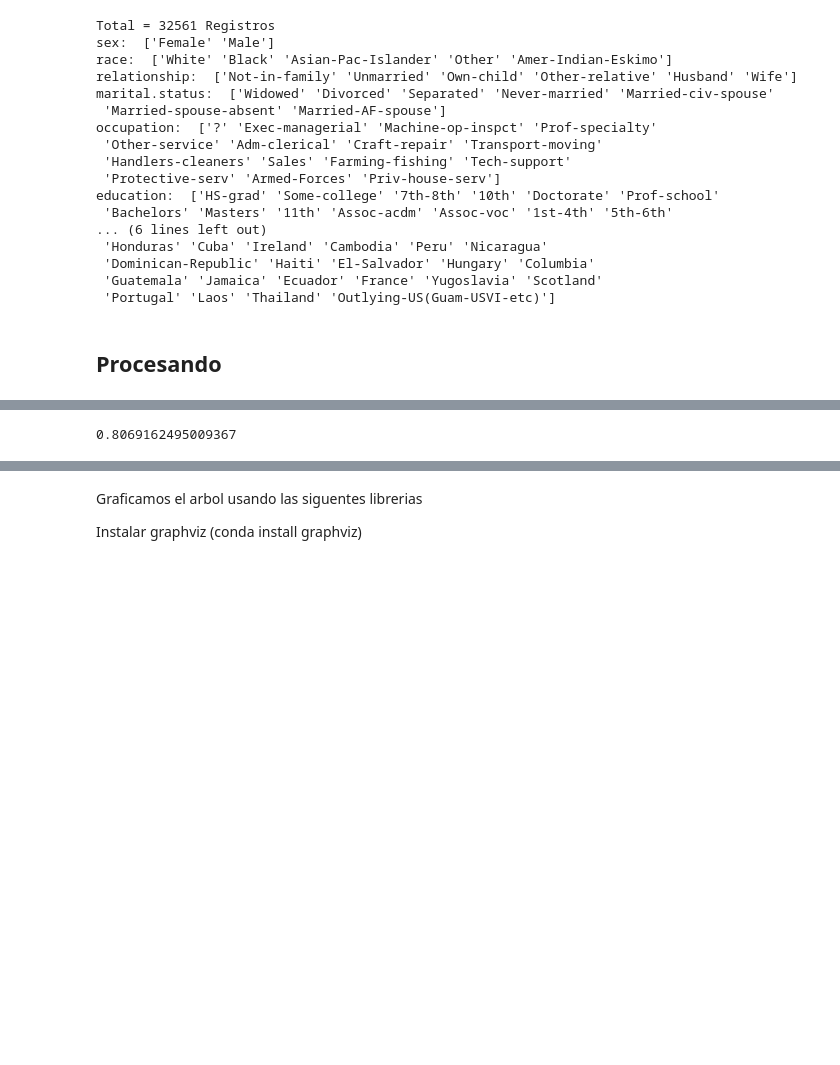
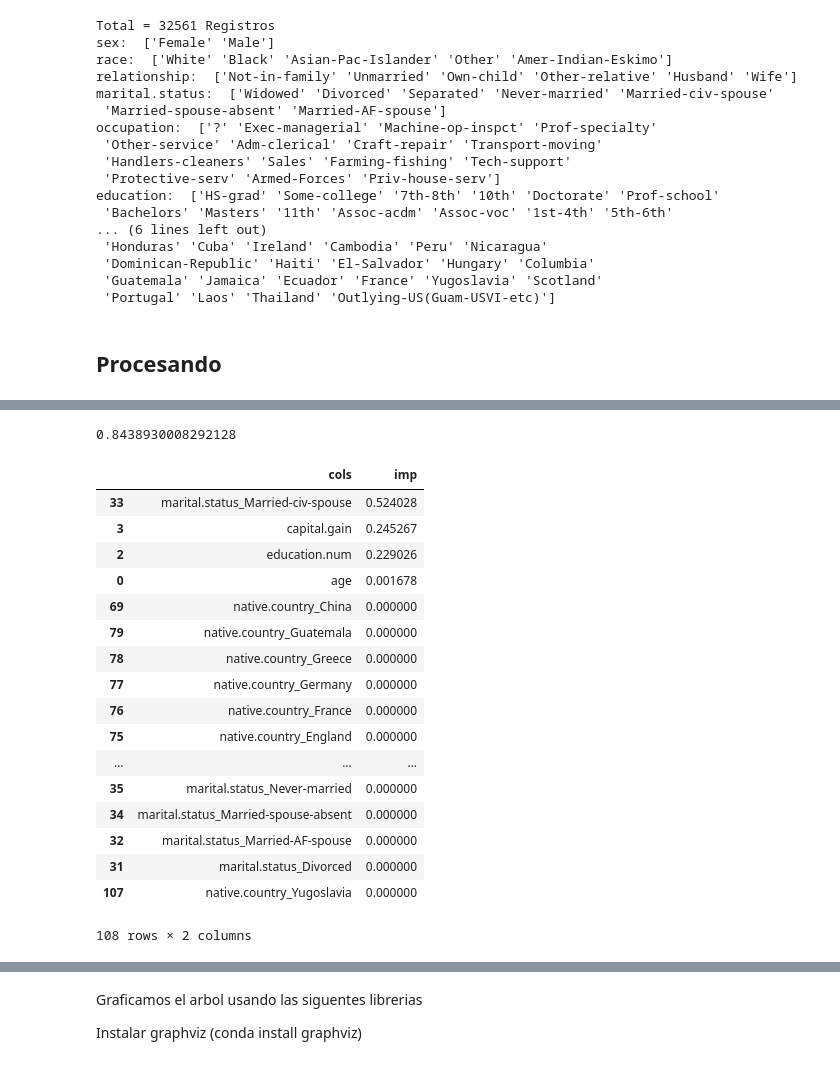
Before and after one commit to fepineda/AnalisisCensos, a Jupyter notebook: RedesNeuronales.ipynb, the cells around one changed output, grey strips where cells are left out. Cells and saved outputs as stored; diff of their text form; code cells hidden in the pictures; blank space fills up the shorter version.

```diff
--- a/RedesNeuronales.ipynb
+++ b/RedesNeuronales.ipynb
@@ -338,16 +369,39 @@ education:  ['HS-grad' 'Some-college' '7th-8th' '10th' 'Doctorate' 'Prof-school'
 # %%
 from sklearn.tree import DecisionTreeClassifier # algoritmo ID3  DecisionTreeRegressor and  DecisionTreeClassifier
 dtc=DecisionTreeClassifier(max_depth=3)
-# separamos las que estan en EJE X yEJE Y
+# separamos las que estan en EJE X y EJE Y
 # drop= elimina de la columna en MEMORIA
 # axis= 1  siginica Columna y si es 0 fila
-X = df.drop(['income','workclass','education','marital.status','occupation','relationship','race','sex','native.country' ], axis=1)
+#X = df.drop(['income','workclass','education','marital.status','occupation','relationship','race','sex','native.country' ], axis=1)
+X = df.drop(['income'], axis=1)
 # X es una matriz
 y = df['income'] # ---> target (el objetivo)
 
-dtc=dtc.fit(X,y)
+dtc=dtc.fit(X,y) #ajuste
 
 # R^2: aplicamos R2 ganacia maxima
-dtc.score(X, y)
+dtc.score(X, y) #0.8439544240041768
 # %% [output]
-0.8069162495009367
+0.8438930008292128
+# %%
+varAportanMas = pd.DataFrame({'cols':X.columns, 'imp':dtc.feature_importances_}).sort_values('imp', ascending=False)
+varAportanMas
+# %% [output]
+|  | cols | imp |
+| 33 | marital.status_Married-civ-spouse | 0.524028 |
+| 3 | capital.gain | 0.245267 |
+| 2 | education.num | 0.229026 |
+| 0 | age | 0.001678 |
+| 69 | native.country_China | 0.000000 |
+| 79 | native.country_Guatemala | 0.000000 |
+| 78 | native.country_Greece | 0.000000 |
+| 77 | native.country_Germany | 0.000000 |
+| 76 | native.country_France | 0.000000 |
+| 75 | native.country_England | 0.000000 |
+| ... | ... | ... |
+| 35 | marital.status_Never-married | 0.000000 |
+| 34 | marital.status_Married-spouse-absent | 0.000000 |
+| 32 | marital.status_Married-AF-spouse | 0.000000 |
+| 31 | marital.status_Divorced | 0.000000 |
+| 107 | native.country_Yugoslavia | 0.000000 |
+108 rows × 2 columns
```
Also changed, not shown: parts of 8 cells of this notebook.
